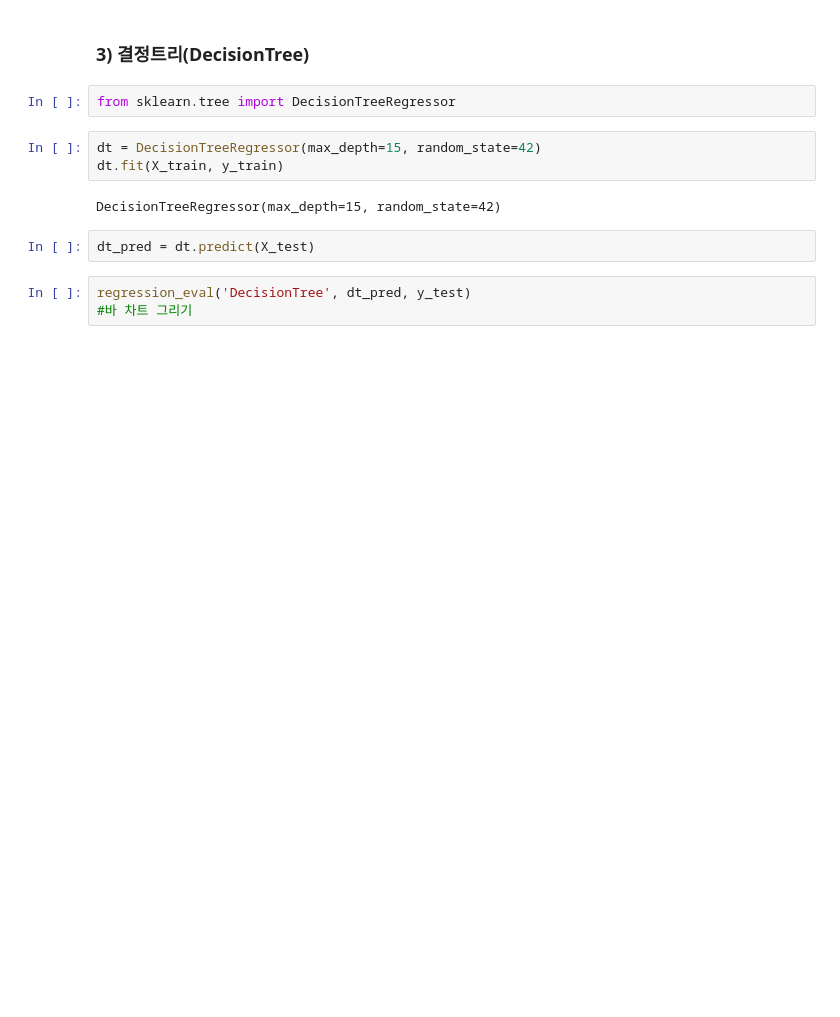
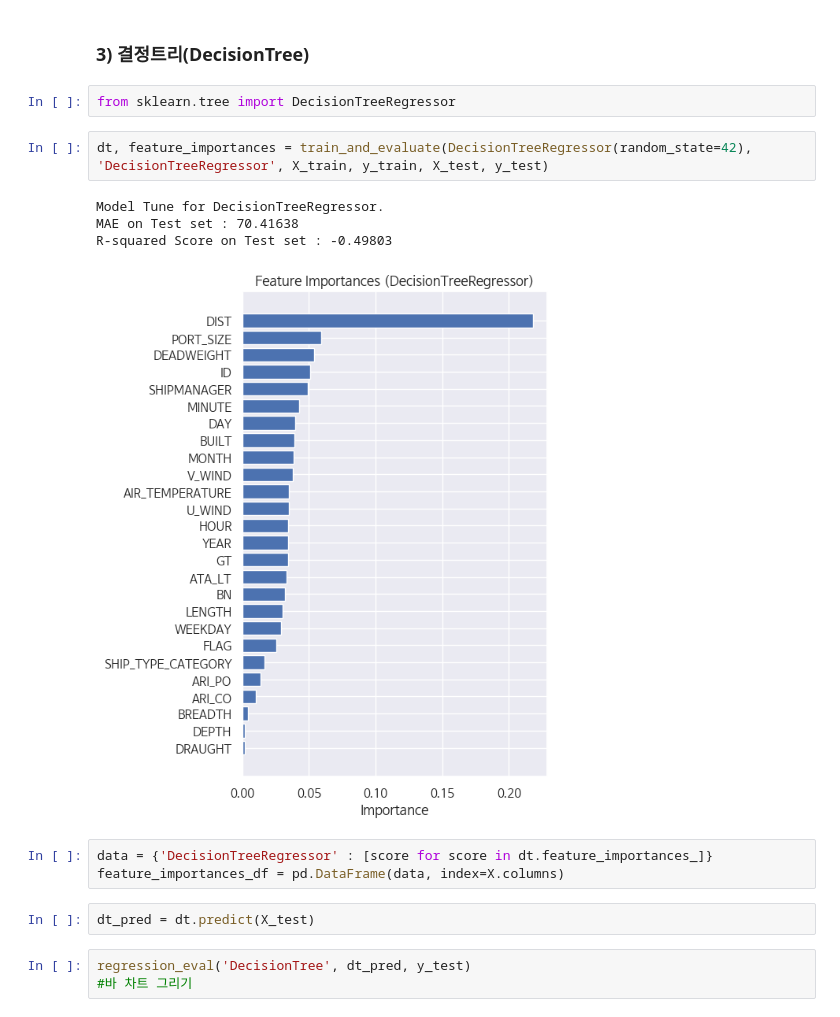
Before and after one commit to LeticiaKang/HYUNDAE_AI_Challenge_DACON, a Jupyter notebook: 모델링.ipynb, the cells around one changed output. Drawn from its saved outputs; the diff is of its cells as text; blank space fills up the shorter version.

```diff
--- a/모델링.ipynb
+++ b/모델링.ipynb
@@ -246,10 +259,15 @@ regression_eval('K-Nearest Neighbor', knn_pred, y_test) #성능비교
 # %%
 from sklearn.tree import DecisionTreeRegressor
 # %%
-dt = DecisionTreeRegressor(max_depth=15, random_state=42)
-dt.fit(X_train, y_train)
+dt, feature_importances = train_and_evaluate(DecisionTreeRegressor(random_state=42), 'DecisionTreeRegressor', X_train, y_train, X_test, y_test)
 # %% [output]
-DecisionTreeRegressor(max_depth=15, random_state=42)
+Model Tune for DecisionTreeRegressor.
+MAE on Test set : 70.41638
+R-squared Score on Test set : -0.49803
+[figure, added]
+# %%
+data = {'DecisionTreeRegressor' : [score for score in dt.feature_importances_]}
+feature_importances_df = pd.DataFrame(data, index=X.columns)
 # %%
 dt_pred = dt.predict(X_test)
 # %%
```
Also changed, not shown: parts of 60 cells of this notebook, 3 other files.
